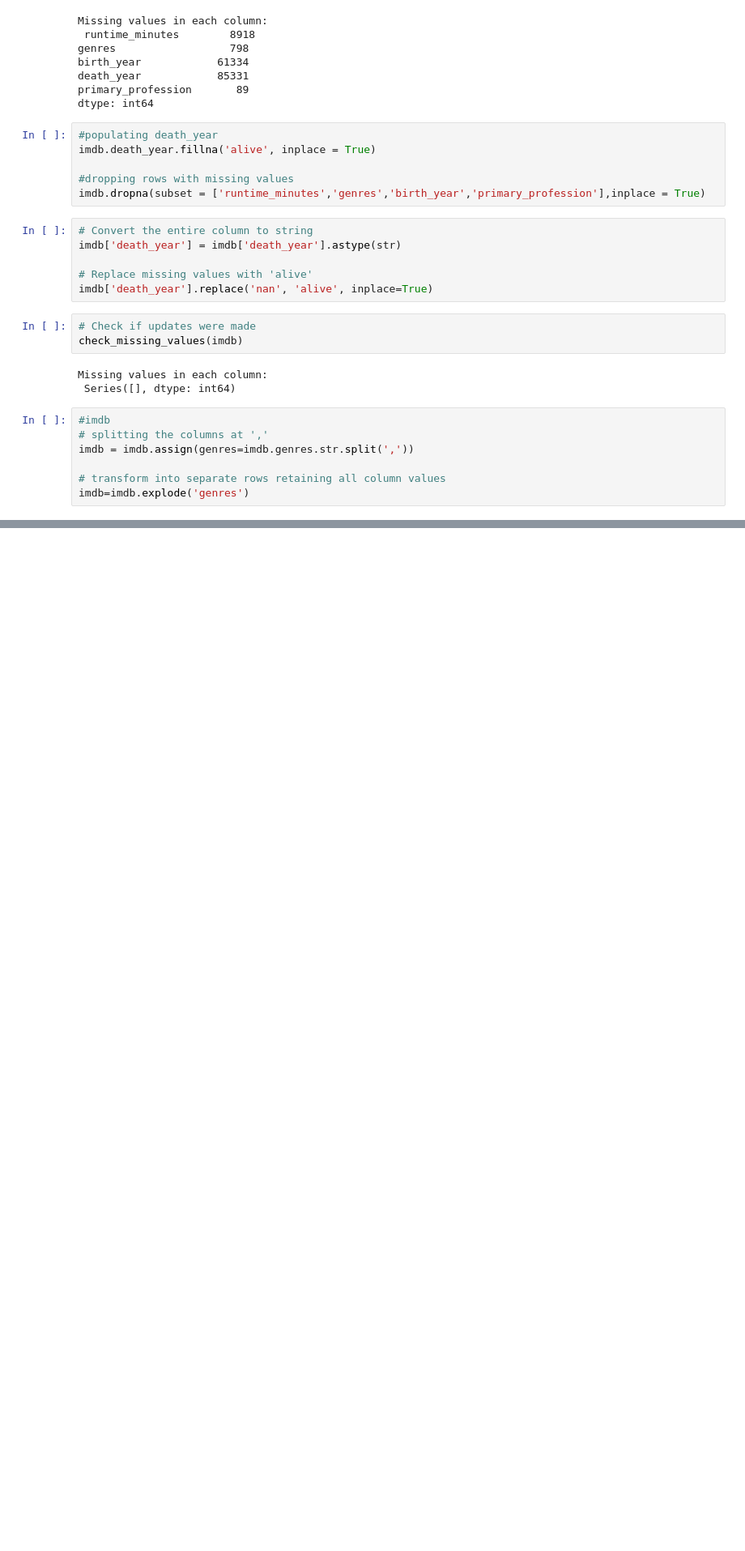
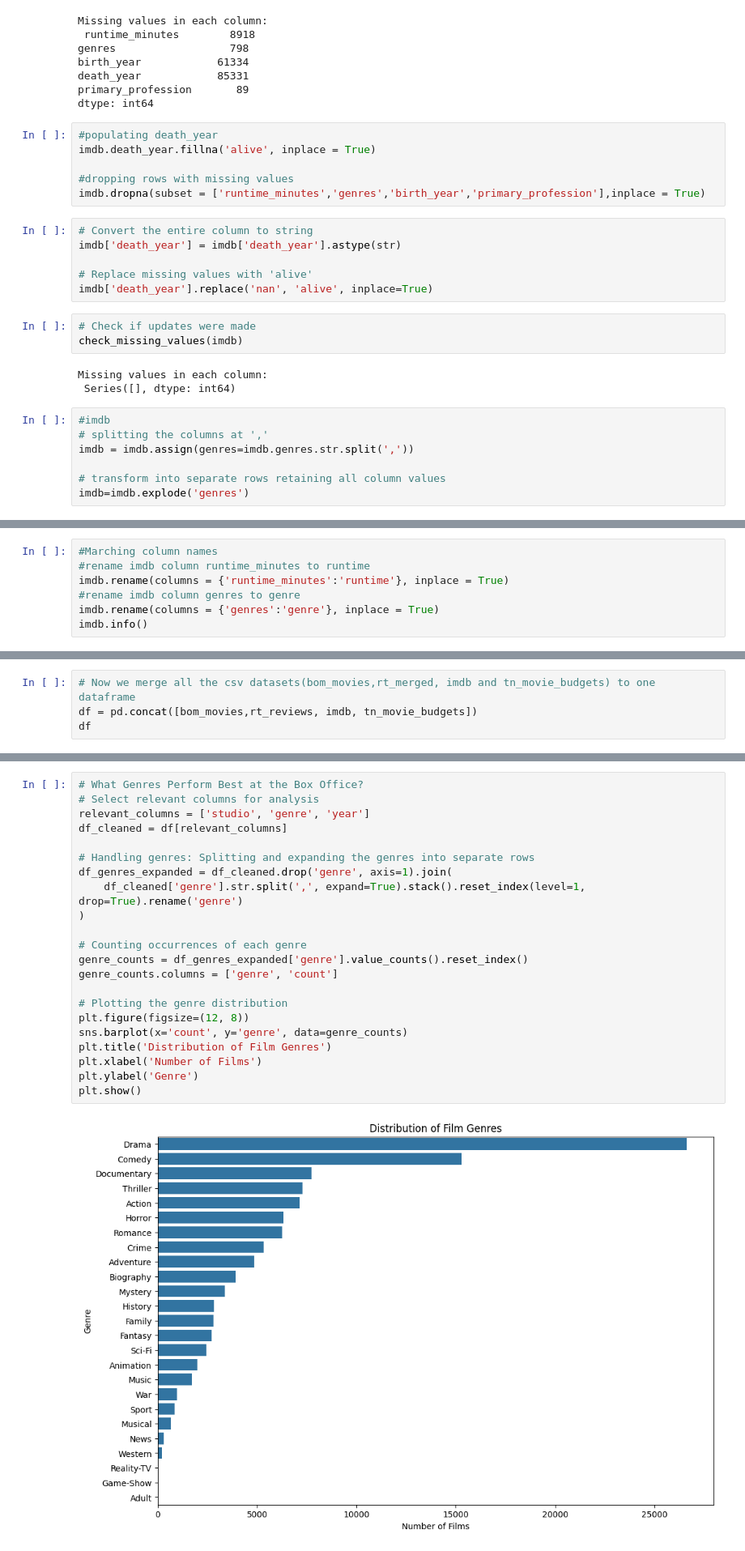
Before and after one commit to Josphatkimani/MS_Movie_Analysis_Project, a Jupyter notebook: movies.ipynb, the cells around one changed output, grey strips where cells are left out. Shown: that part at 81% size. Cells and saved outputs as stored; diff of their text form; blank space fills up the shorter version.

```diff
--- a/movies.ipynb
+++ b/movies.ipynb
@@ -637,0 +657,7 @@ imdb=imdb.explode('genres')
+# %%
+#Marching column names
+#rename imdb column runtime_minutes to runtime
+imdb.rename(columns = {'runtime_minutes':'runtime'}, inplace = True)
+#rename imdb column genres to genre
+imdb.rename(columns = {'genres':'genre'}, inplace = True)
+imdb.info()
@@ -637,0 +685,4 @@ imdb=imdb.explode('genres')
+# %%
+# Now we merge all the csv datasets(bom_movies,rt_merged, imdb and tn_movie_budgets) to one dataframe
+df = pd.concat([bom_movies,rt_reviews, imdb, tn_movie_budgets])
+df
@@ -637,0 +718,24 @@ imdb=imdb.explode('genres')
+# %%
+# What Genres Perform Best at the Box Office?
+# Select relevant columns for analysis
+relevant_columns = ['studio', 'genre', 'year']
+df_cleaned = df[relevant_columns]
+
+# Handling genres: Splitting and expanding the genres into separate rows
+df_genres_expanded = df_cleaned.drop('genre', axis=1).join(
+    df_cleaned['genre'].str.split(',', expand=True).stack().reset_index(level=1, drop=True).rename('genre')
+)
+
+# Counting occurrences of each genre
+genre_counts = df_genres_expanded['genre'].value_counts().reset_index()
+genre_counts.columns = ['genre', 'count']
+
+# Plotting the genre distribution
+plt.figure(figsize=(12, 8))
+sns.barplot(x='count', y='genre', data=genre_counts)
+plt.title('Distribution of Film Genres')
+plt.xlabel('Number of Films')
+plt.ylabel('Genre')
+plt.show()
+# %% [output]
+[figure, added]
```
Also changed, not shown: parts of 13 cells of this notebook.
